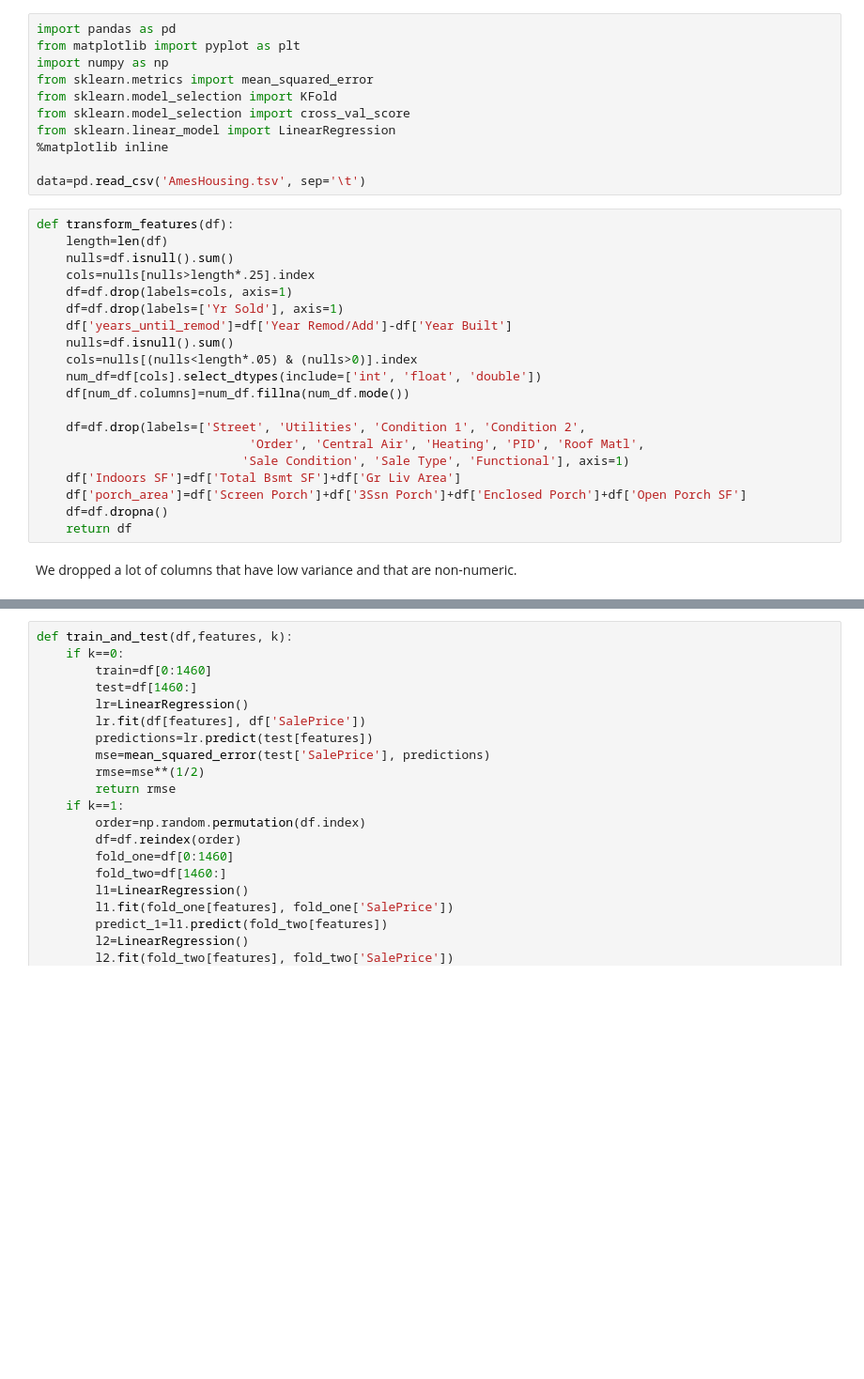
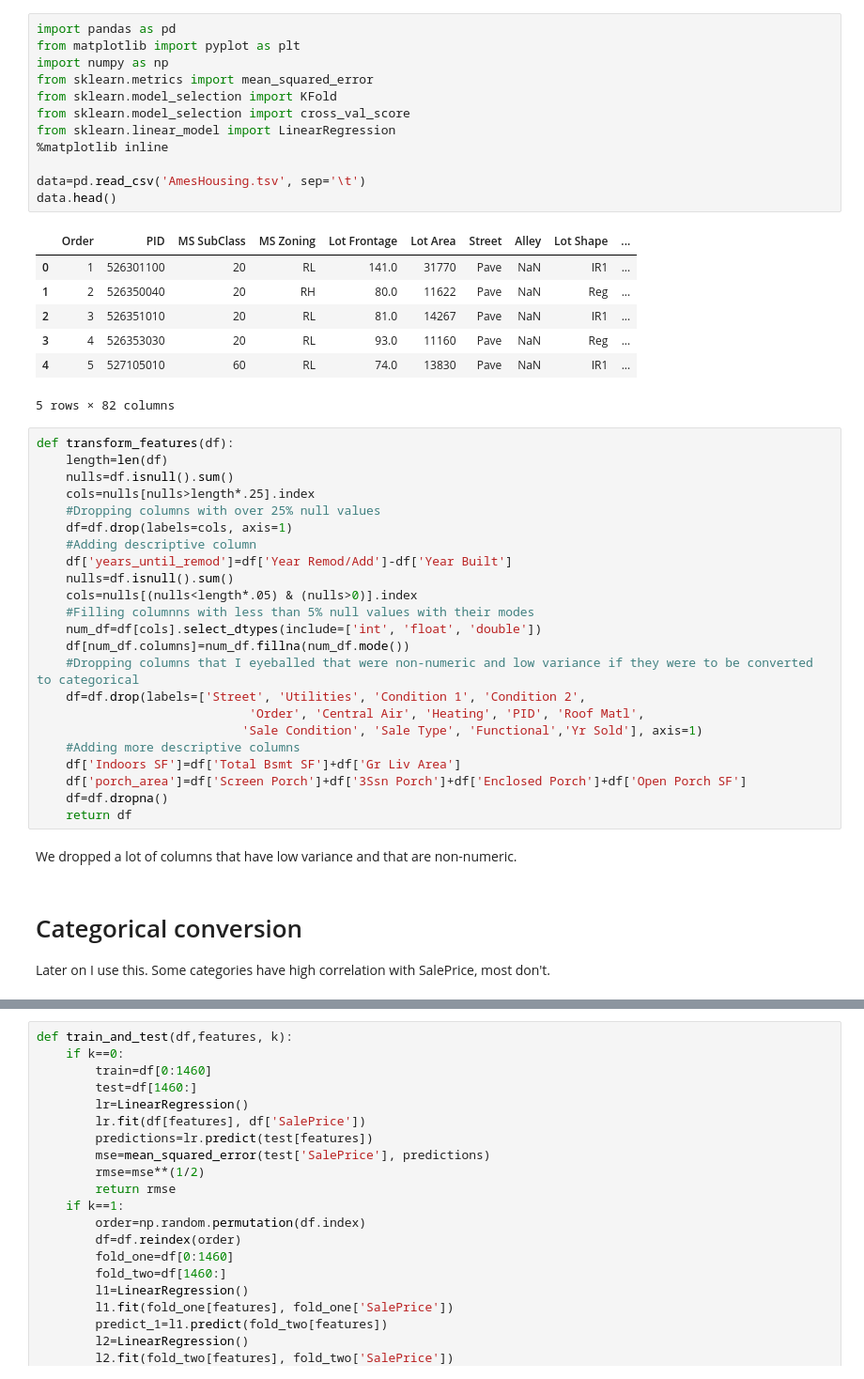
Before and after one commit to cidetraq/house-sales, a Jupyter notebook: house_sales.ipynb, the cells around one changed output, grey strips where cells are left out. Shown: that part at 94% size. Saved outputs shown, nothing was run; the diff lists cells and outputs as text; blank space fills up the shorter version.

```diff
--- a/house_sales.ipynb
+++ b/house_sales.ipynb
@@ -1,36 +5,52 @@
 # %%
 import pandas as pd
 from matplotlib import pyplot as plt
 import numpy as np
 from sklearn.metrics import mean_squared_error
 from sklearn.model_selection import KFold
 from sklearn.model_selection import cross_val_score
 from sklearn.linear_model import LinearRegression
 %matplotlib inline
 
 data=pd.read_csv('AmesHousing.tsv', sep='\t')
+data.head()
+# %% [output]
+|  | Order | PID | MS SubClass | MS Zoning | Lot Frontage | Lot Area | Street | Alley | Lot Shape | ... |
+| 0 | 1 | 526301100 | 20 | RL | 141.0 | 31770 | Pave | NaN | IR1 | ... |
+| 1 | 2 | 526350040 | 20 | RH | 80.0 | 11622 | Pave | NaN | Reg | ... |
+| 2 | 3 | 526351010 | 20 | RL | 81.0 | 14267 | Pave | NaN | IR1 | ... |
+| 3 | 4 | 526353030 | 20 | RL | 93.0 | 11160 | Pave | NaN | Reg | ... |
+| 4 | 5 | 527105010 | 60 | RL | 74.0 | 13830 | Pave | NaN | IR1 | ... |
+5 rows × 82 columns
 # %%
 def transform_features(df):
     length=len(df)
     nulls=df.isnull().sum()
     cols=nulls[nulls>length*.25].index
+    #Dropping columns with over 25% null values
     df=df.drop(labels=cols, axis=1)
-    df=df.drop(labels=['Yr Sold'], axis=1)
+    #Adding descriptive column
     df['years_until_remod']=df['Year Remod/Add']-df['Year Built']
     nulls=df.isnull().sum()
     cols=nulls[(nulls<length*.05) & (nulls>0)].index
+    #Filling columnns with less than 5% null values with their modes
     num_df=df[cols].select_dtypes(include=['int', 'float', 'double'])
     df[num_df.columns]=num_df.fillna(num_df.mode())
-
+    #Dropping columns that I eyeballed that were non-numeric and low variance if they were to be converted to categorical
     df=df.drop(labels=['Street', 'Utilities', 'Condition 1', 'Condition 2',
                              'Order', 'Central Air', 'Heating', 'PID', 'Roof Matl',
-                            'Sale Condition', 'Sale Type', 'Functional'], axis=1)
+                            'Sale Condition', 'Sale Type', 'Functional','Yr Sold'], axis=1)
+    #Adding more descriptive columns
     df['Indoors SF']=df['Total Bsmt SF']+df['Gr Liv Area']
     df['porch_area']=df['Screen Porch']+df['3Ssn Porch']+df['Enclosed Porch']+df['Open Porch SF']
     df=df.dropna()
     return df
 # %% [markdown]
 We dropped a lot of columns that have low variance and that are non-numeric.
+# %% [markdown]
+<h1>Categorical conversion</h1>
+
+Later on I use this. Some categories have high correlation with SalePrice, most don't.
 # %%
 def convert_categorical(df):
     for column in df.columns:
```
Also changed, not shown: parts of 18 cells of this notebook.
